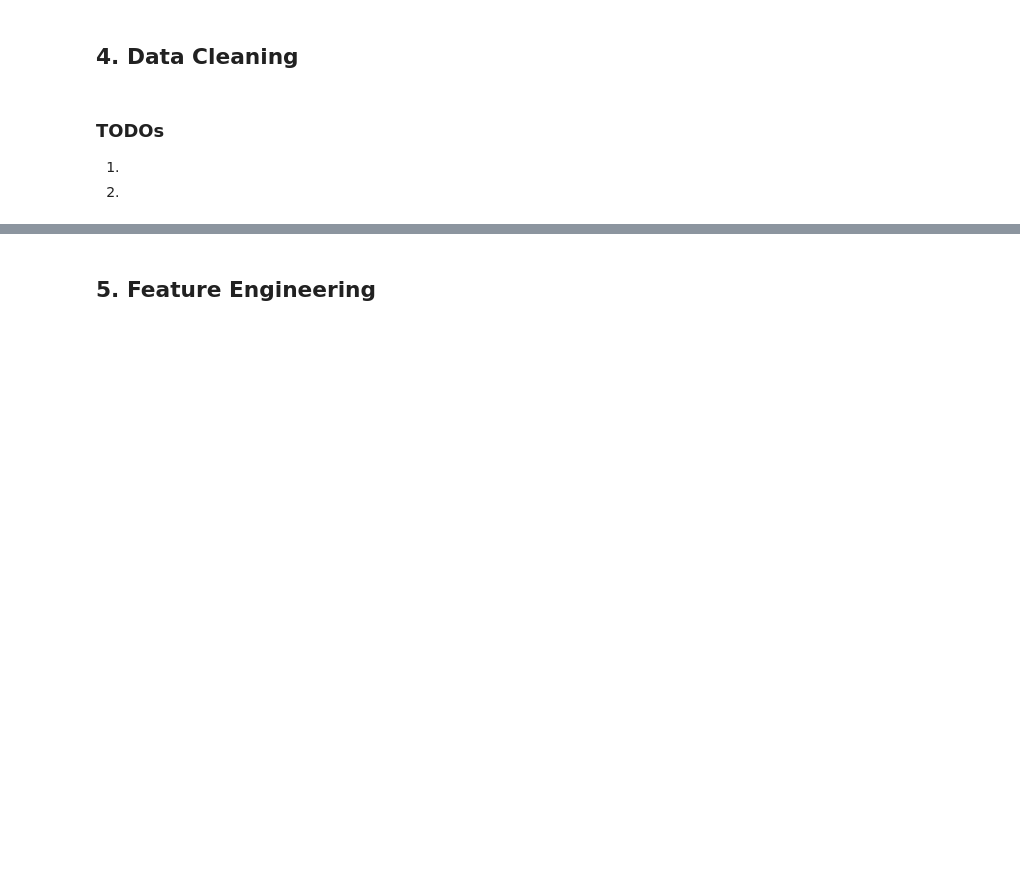
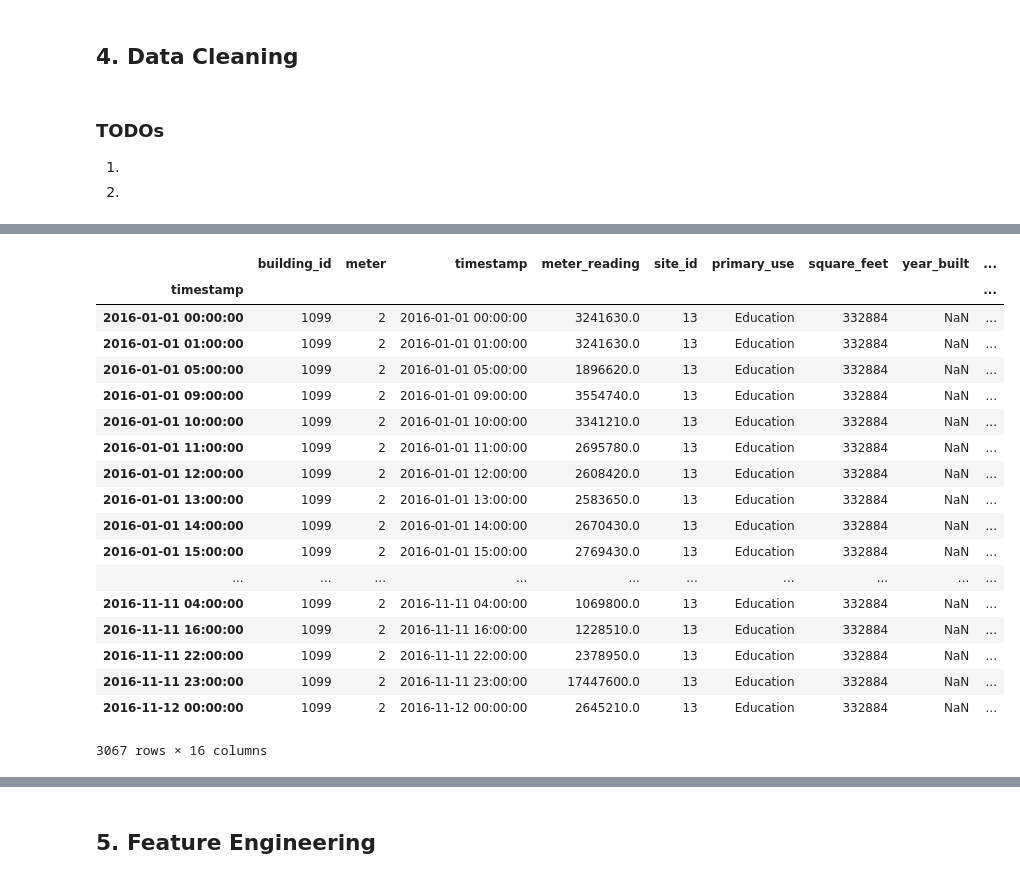
Before and after one commit to Joy879/DataScience-GreatEnergyPredictor, a Jupyter notebook: ASHRAE - Great Energy Predictor III.ipynb, the cells around one changed output, grey strips where cells are left out. Cells and saved outputs as stored; diff of their text form; code cells hidden in the pictures; blank space fills up the shorter version.

```diff
--- a/ASHRAE - Great Energy Predictor III.ipynb
+++ b/ASHRAE - Great Energy Predictor III.ipynb
@@ -330,0 +427,22 @@ merged_df
+# %%
+merged_df[(merged_df.meter_reading > 1000000)]
+# %% [output]
+|  | building_id | meter | timestamp | meter_reading | site_id | primary_use | square_feet | year_built | ... |
+| timestamp |  |  |  |  |  |  |  |  | ... |
+| 2016-01-01 00:00:00 | 1099 | 2 | 2016-01-01 00:00:00 | 3241630.0 | 13 | Education | 332884 | NaN | ... |
+| 2016-01-01 01:00:00 | 1099 | 2 | 2016-01-01 01:00:00 | 3241630.0 | 13 | Education | 332884 | NaN | ... |
+| 2016-01-01 05:00:00 | 1099 | 2 | 2016-01-01 05:00:00 | 1896620.0 | 13 | Education | 332884 | NaN | ... |
+| 2016-01-01 09:00:00 | 1099 | 2 | 2016-01-01 09:00:00 | 3554740.0 | 13 | Education | 332884 | NaN | ... |
+| 2016-01-01 10:00:00 | 1099 | 2 | 2016-01-01 10:00:00 | 3341210.0 | 13 | Education | 332884 | NaN | ... |
+| 2016-01-01 11:00:00 | 1099 | 2 | 2016-01-01 11:00:00 | 2695780.0 | 13 | Education | 332884 | NaN | ... |
+| 2016-01-01 12:00:00 | 1099 | 2 | 2016-01-01 12:00:00 | 2608420.0 | 13 | Education | 332884 | NaN | ... |
+| 2016-01-01 13:00:00 | 1099 | 2 | 2016-01-01 13:00:00 | 2583650.0 | 13 | Education | 332884 | NaN | ... |
+| 2016-01-01 14:00:00 | 1099 | 2 | 2016-01-01 14:00:00 | 2670430.0 | 13 | Education | 332884 | NaN | ... |
+| 2016-01-01 15:00:00 | 1099 | 2 | 2016-01-01 15:00:00 | 2769430.0 | 13 | Education | 332884 | NaN | ... |
+| ... | ... | ... | ... | ... | ... | ... | ... | ... | ... |
+| 2016-11-11 04:00:00 | 1099 | 2 | 2016-11-11 04:00:00 | 1069800.0 | 13 | Education | 332884 | NaN | ... |
+| 2016-11-11 16:00:00 | 1099 | 2 | 2016-11-11 16:00:00 | 1228510.0 | 13 | Education | 332884 | NaN | ... |
+| 2016-11-11 22:00:00 | 1099 | 2 | 2016-11-11 22:00:00 | 2378950.0 | 13 | Education | 332884 | NaN | ... |
+| 2016-11-11 23:00:00 | 1099 | 2 | 2016-11-11 23:00:00 | 17447600.0 | 13 | Education | 332884 | NaN | ... |
+| 2016-11-12 00:00:00 | 1099 | 2 | 2016-11-12 00:00:00 | 2645210.0 | 13 | Education | 332884 | NaN | ... |
+3067 rows × 16 columns
```
Also changed, not shown: parts of 16 cells of this notebook.
